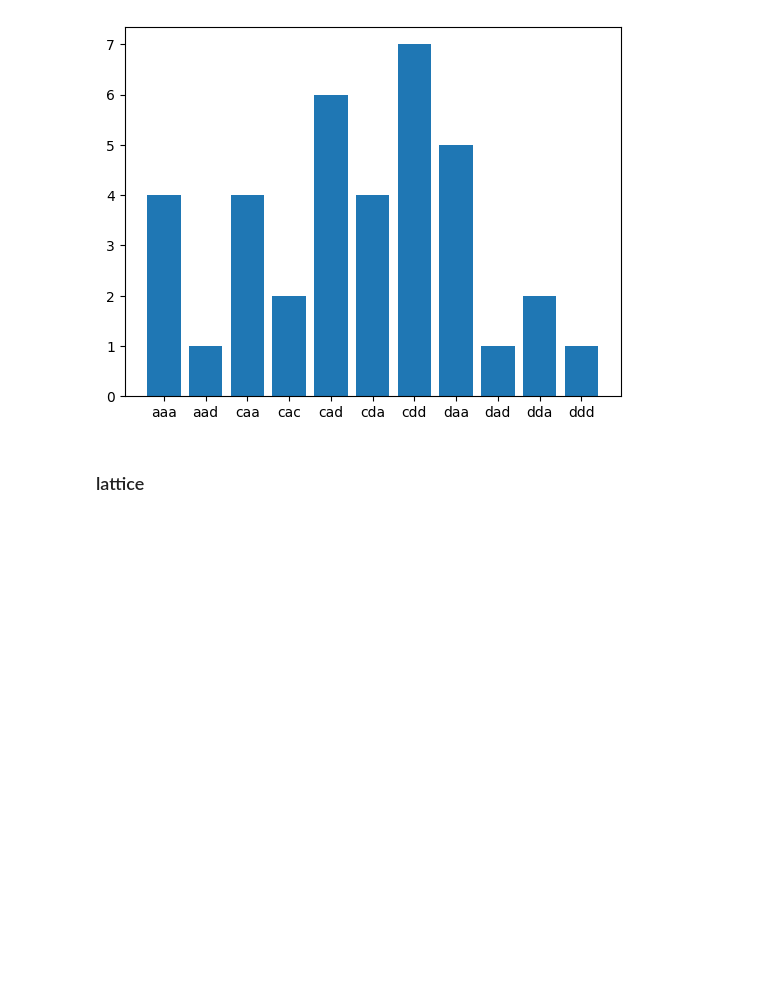
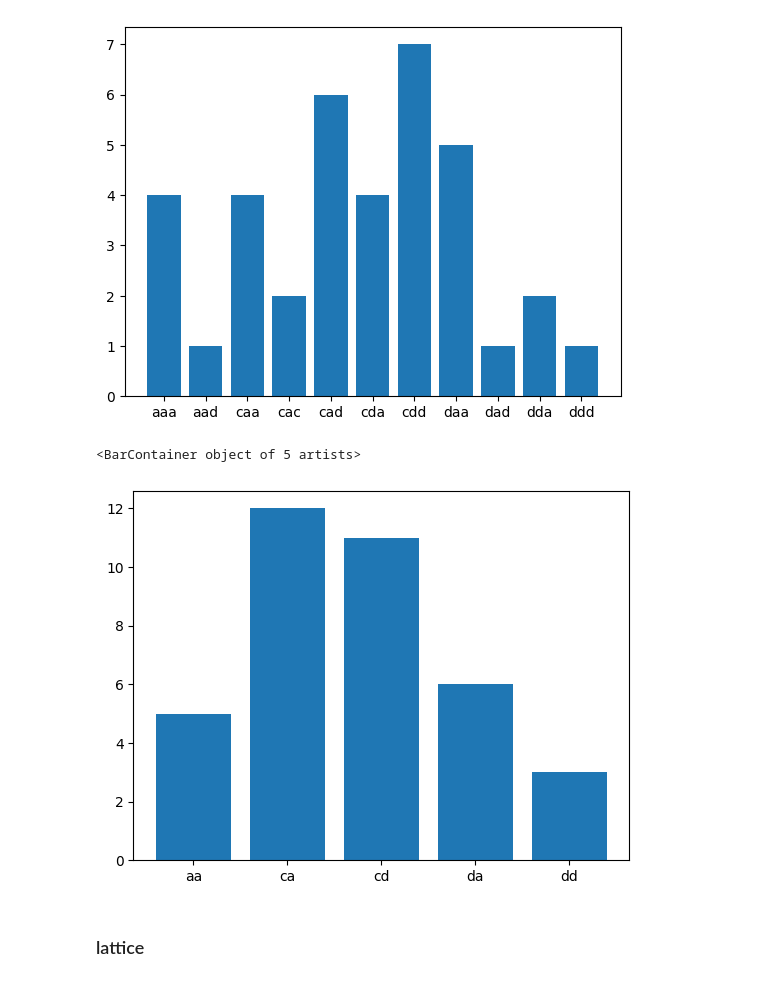
Before and after one commit to nicaudinet/spatial-evolution, a Jupyter notebook: analysis.ipynb, the cells around one changed output. Saved outputs shown, nothing was run; the diff lists cells and outputs as text; code cells hidden in the pictures; blank space fills up the shorter version.

```diff
--- a/analysis.ipynb
+++ b/analysis.ipynb
@@ -31,6 +31,15 @@ plt.bar(all_labels, all_strats)
 # %% [output]
 <BarContainer object of 11 artists>
 [figure]
+# %%
+all_labels#, all_strats
+short_labels = [a[:-1] for a in flat_strats_all]
+# %%
+short_labels, short_strats = np.unique(short_labels, return_counts=True)
+plt.bar(short_labels, short_strats)
+# %% [output]
+<BarContainer object of 5 artists>
+[figure, added]
 # %% [markdown]
 ### lattice
 # %%
```
Also changed, not shown: parts of 9 cells of this notebook, 1 other file.
